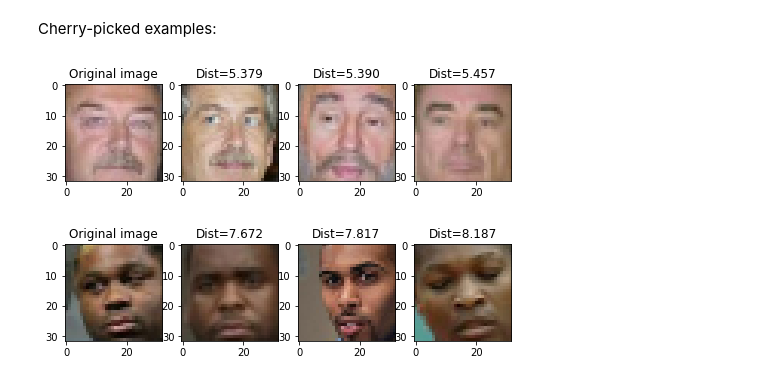
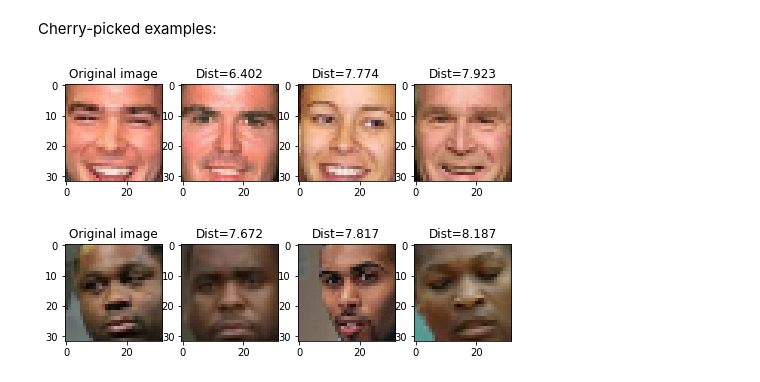
Before and after one commit to jfacorro/intro-to-dl, a Jupyter notebook: week4/Autoencoders-task.ipynb, the cells around one changed output. Drawn from its saved outputs; the diff is of its cells as text; code cells hidden in the pictures.

```diff
--- a/week4/Autoencoders-task.ipynb
+++ b/week4/Autoencoders-task.ipynb
@@ -613,9 +613,9 @@ def show_similar(image):
 Cherry-picked examples:
 # %%
 # smiles
-show_similar(X_test[6])
+show_similar(X_test[247])
 # %% [output]
-[figure, old version]
+[figure, new version]
 # %%
 # ethnicity
 show_similar(X_test[56])
```
Also changed, not shown: parts of 1 cell of this notebook, 1 other file.
